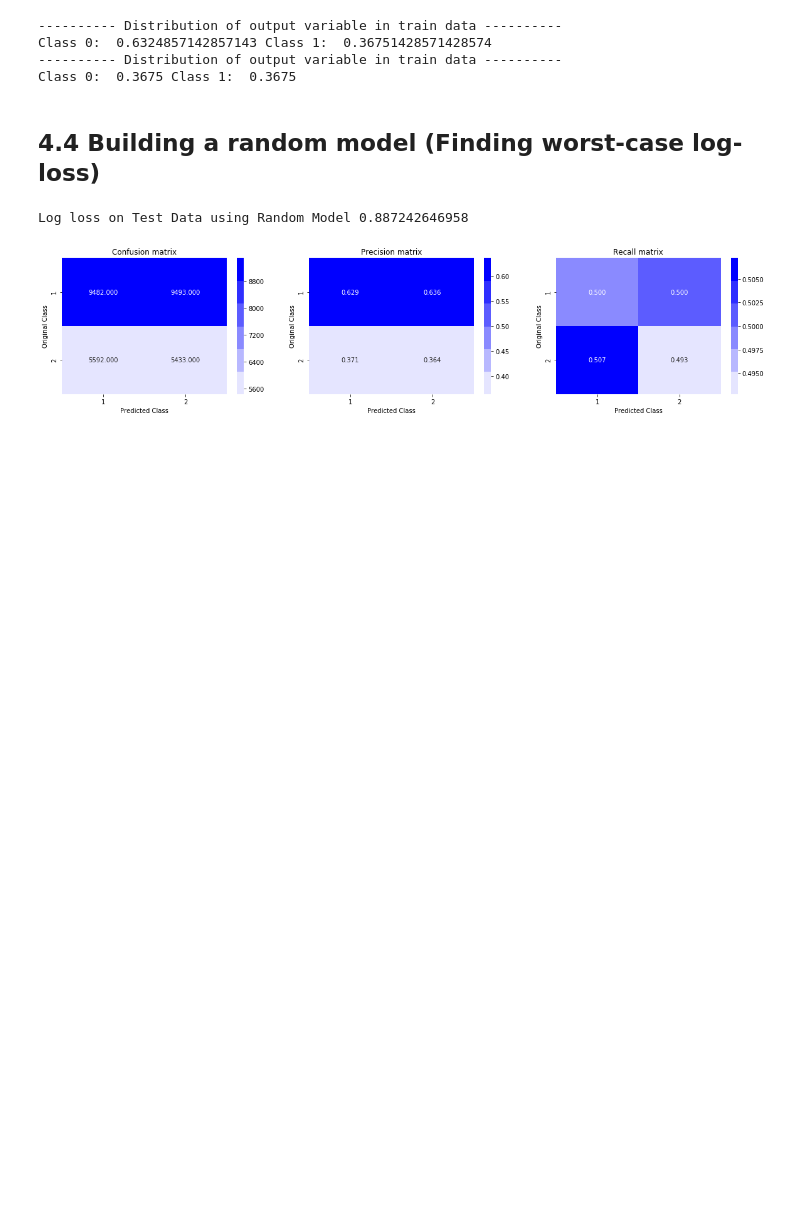
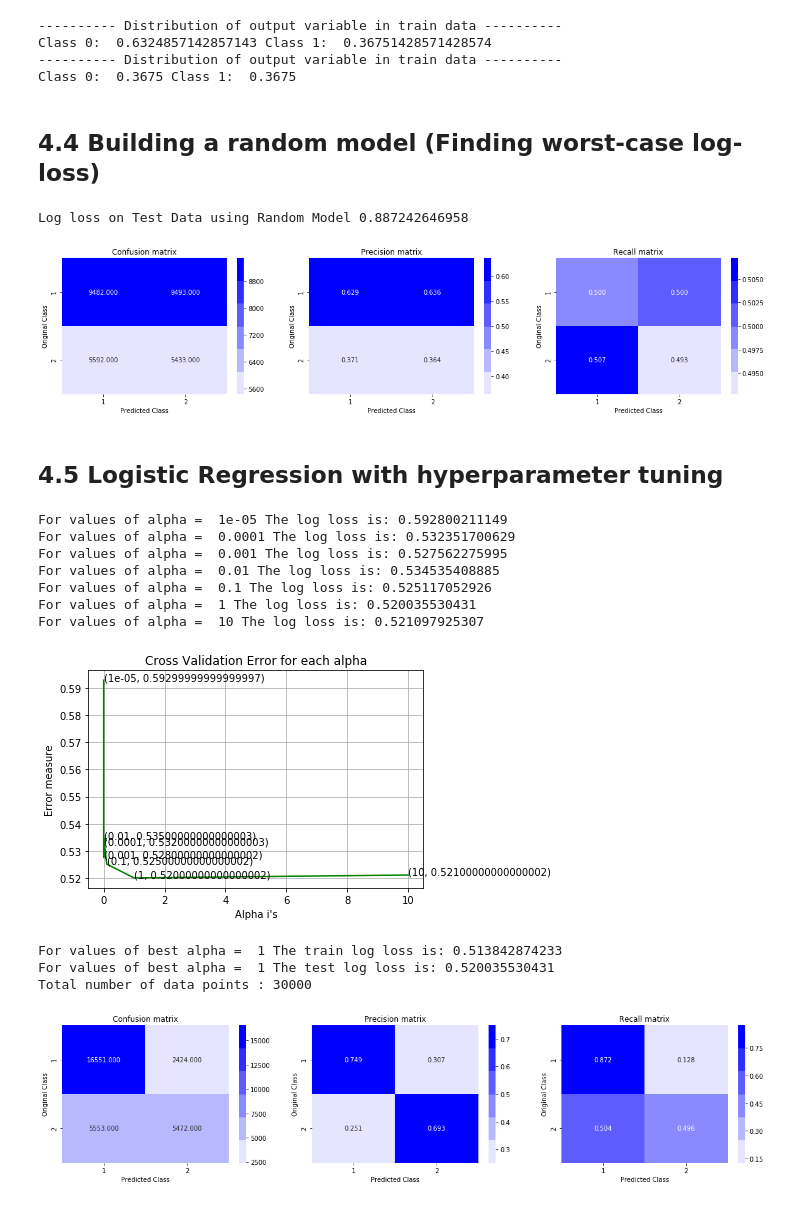
Before and after one commit to gunnerVivek/question-pair-similarity, a Jupyter notebook: notebooks/4_Machine_Learning_Models.ipynb, the cells around one changed output. Cells and saved outputs as stored; diff of their text form; code cells hidden in the pictures; blank space fills up the shorter version.

Commit message:
notebook: Add Logistic regression model

```diff
--- a/notebooks/4_Machine_Learning_Models.ipynb
+++ b/notebooks/4_Machine_Learning_Models.ipynb
@@ -231,3 +231,71 @@ plot_confusion_matrix(y_test, predicted_y)
 # %% [output]
 Log loss on Test Data using Random Model 0.887242646958
 [figure]
+# %% [markdown]
+<h2> 4.5 Logistic Regression with hyperparameter tuning </h2>
+# %%
+alpha = [10 ** x for x in range(-5, 2)] # hyperparam for SGD classifier.
+
+# read more about SGDClassifier() at http://scikit-learn.org/stable/modules/generated/sklearn.linear_model.SGDClassifier.html
+# ------------------------------
+# default parameters
+# SGDClassifier(loss=’hinge’, penalty=’l2’, alpha=0.0001, l1_ratio=0.15, fit_intercept=True, max_iter=None, tol=None,
+# shuffle=True, verbose=0, epsilon=0.1, n_jobs=1, random_state=None, learning_rate=’optimal’, eta0=0.0, power_t=0.5,
+# class_weight=None, warm_start=False, average=False, n_iter=None)
+
+# some of methods
+# fit(X, y[, coef_init, intercept_init, …])	Fit linear model with Stochastic Gradient Descent.
+# predict(X)	Predict class labels for samples in X.
+
+#-------------------------------
+# video link:
+#------------------------------
+
+
+log_error_array=[]
+for i in alpha:
+    clf = SGDClassifier(alpha=i, penalty='l2', loss='log', random_state=42)
+    clf.fit(X_train, y_train)
+    sig_clf = CalibratedClassifierCV(clf, method="sigmoid")
+    sig_clf.fit(X_train, y_train)
+    predict_y = sig_clf.predict_proba(X_test)
+    log_error_array.append(log_loss(y_test, predict_y, labels=clf.classes_, eps=1e-15))
+    print('For values of alpha = ', i, "The log loss is:",log_loss(y_test, predict_y, labels=clf.classes_, eps=1e-15))
+
+fig, ax = plt.subplots()
+ax.plot(alpha, log_error_array,c='g')
+for i, txt in enumerate(np.round(log_error_array,3)):
+    ax.annotate((alpha[i],np.round(txt,3)), (alpha[i],log_error_array[i]))
+plt.grid()
+plt.title("Cross Validation Error for each alpha")
+plt.xlabel("Alpha i's")
+plt.ylabel("Error measure")
+plt.show()
+
+
+best_alpha = np.argmin(log_error_array)
+clf = SGDClassifier(alpha=alpha[best_alpha], penalty='l2', loss='log', random_state=42)
+clf.fit(X_train, y_train)
+sig_clf = CalibratedClassifierCV(clf, method="sigmoid")
+sig_clf.fit(X_train, y_train)
+
+predict_y = sig_clf.predict_proba(X_train)
+print('For values of best alpha = ', alpha[best_alpha], "The train log loss is:",log_loss(y_train, predict_y, labels=clf.classes_, eps=1e-15))
+predict_y = sig_clf.predict_proba(X_test)
+print('For values of best alpha = ', alpha[best_alpha], "The test log loss is:",log_loss(y_test, predict_y, labels=clf.classes_, eps=1e-15))
+predicted_y =np.argmax(predict_y,axis=1)
+print("Total number of data points :", len(predicted_y))
+plot_confusion_matrix(y_test, predicted_y)
+# %% [output]
+For values of alpha =  1e-05 The log loss is: 0.592800211149
+For values of alpha =  0.0001 The log loss is: 0.532351700629
+For values of alpha =  0.001 The log loss is: 0.527562275995
+For values of alpha =  0.01 The log loss is: 0.534535408885
+For values of alpha =  0.1 The log loss is: 0.525117052926
+For values of alpha =  1 The log loss is: 0.520035530431
+For values of alpha =  10 The log loss is: 0.521097925307
+[figure, added]
+For values of best alpha =  1 The train log loss is: 0.513842874233
+For values of best alpha =  1 The test log loss is: 0.520035530431
+Total number of data points : 30000
+[figure, added]
```
